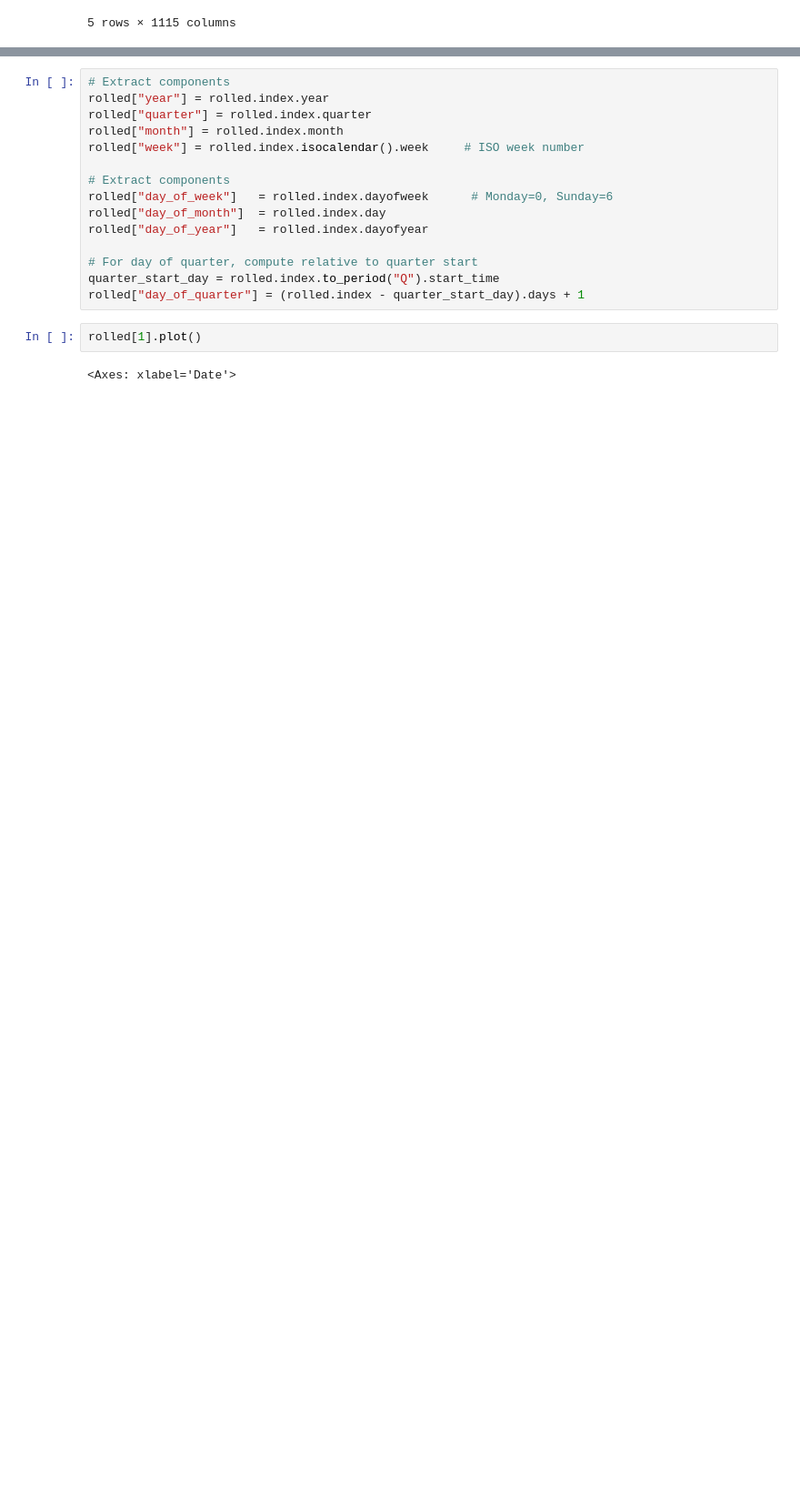
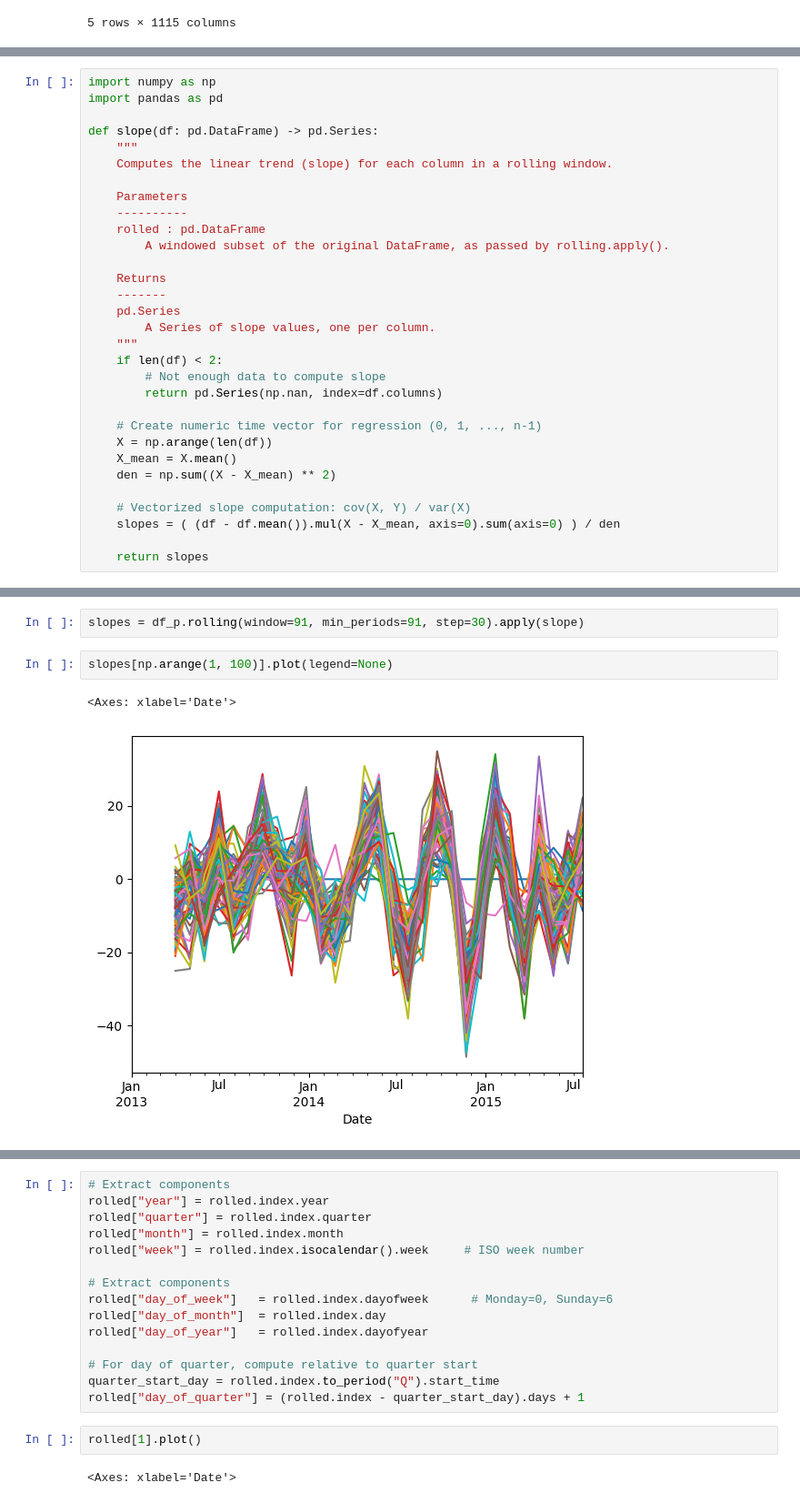
Before and after one commit to Miltos-90/Rossmann_Store_Sales_Forecasting, a Jupyter notebook: main.ipynb, the cells around one changed output, grey strips where cells are left out. Shown: that part at 91% size. Saved outputs shown, nothing was run; the diff lists cells and outputs as text; blank space fills up the shorter version.

```diff
--- a/main.ipynb
+++ b/main.ipynb
@@ -125,0 +100,31 @@ ModuleNotFoundError: No module named 'sklearn'
+# %%
+import numpy as np
+import pandas as pd
+
+def slope(df: pd.DataFrame) -> pd.Series:
+    """
+    Computes the linear trend (slope) for each column in a rolling window.
+
+    Parameters
+    ----------
+    rolled : pd.DataFrame
+        A windowed subset of the original DataFrame, as passed by rolling.apply().
+
+    Returns
+    -------
+    pd.Series
+        A Series of slope values, one per column.
+    """
+    if len(df) < 2:
+        # Not enough data to compute slope
+        return pd.Series(np.nan, index=df.columns)
+
+    # Create numeric time vector for regression (0, 1, ..., n-1)
+    X = np.arange(len(df))
+    X_mean = X.mean()
+    den = np.sum((X - X_mean) ** 2)
+
+    # Vectorized slope computation: cov(X, Y) / var(X)
+    slopes = ( (df - df.mean()).mul(X - X_mean, axis=0).sum(axis=0) ) / den
+
+    return slopes
@@ -125,0 +150,7 @@ ModuleNotFoundError: No module named 'sklearn'
+# %%
+slopes = df_p.rolling(window=91, min_periods=91, step=30).apply(slope)
+# %%
+slopes[np.arange(1, 100)].plot(legend=None)
+# %% [output]
+<Axes: xlabel='Date'>
+[figure, added]
```
Also changed, not shown: parts of 7 cells of this notebook.
